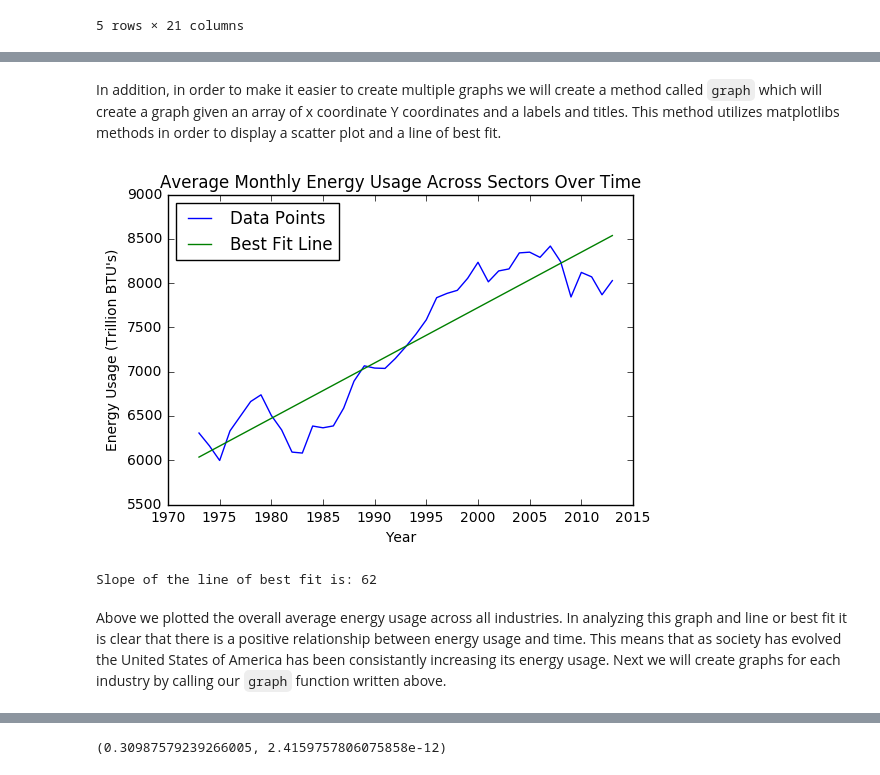
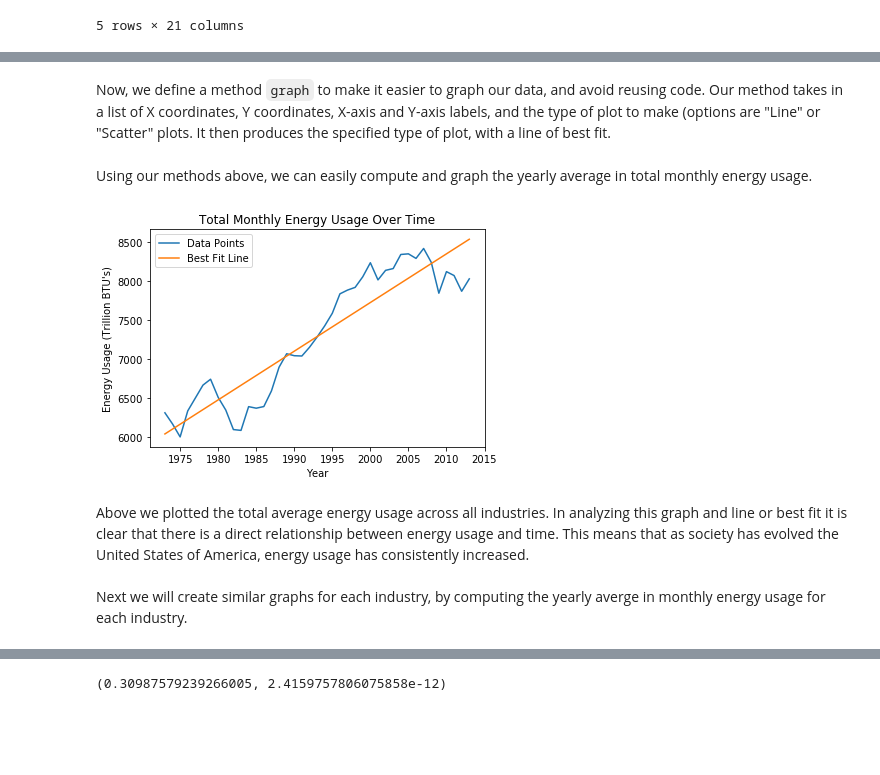
Before and after one commit to kylesaggar97/kylesaggar97.github.io, a Jupyter notebook: DataScience_Tutorial/DataScience_Tutorial.ipynb, the cells around one changed output, grey strips where cells are left out. Saved outputs shown, nothing was run; the diff lists cells and outputs as text; code cells hidden in the pictures; blank space fills up the shorter version.

```diff
--- a/DataScience_Tutorial/DataScience_Tutorial.ipynb
+++ b/DataScience_Tutorial/DataScience_Tutorial.ipynb
@@ -140,8 +163,9 @@ def getAvgs(df, sector = None):
         avgs[i-1973] = sum / float(len(temp))
 
     return avgs
-# %% [markdown]
-<p1>In addition, in order to make it easier to create multiple graphs we will create a method called <code>graph</code> which will create a graph given an array of x coordinate Y coordinates and a labels and titles. This method utilizes matplotlibs methods in order to display a scatter plot and a line of best fit.</p1>
+# %% [markdown]
+
+<p1>Now, we define a method <code>graph</code> to make it easier to graph our data, and avoid reusing code.  Our method takes in a list of X coordinates, Y coordinates, X-axis and Y-axis labels, and the type of plot to make (options are "Line" or "Scatter" plots.  It then produces the specified type of plot, with a line of best fit.
 # %%
 #Graphs X and Y datapoints, and sets the title, xLabel, and yLabel
 #t is the type of graph.  Currently, Line Graphs and Scatter Plots have been implemented.
@@ -162,14 +185,17 @@ def graph(X, Y, title, xLabel, yLabel, t="Line"):
+# %% [markdown]
+Using our methods above, we can easily compute and graph the yearly average in total monthly energy usage.
 # %%
 #Plot average monthly energy usage per year over time
 avgs = getAvgs(climate_energy_data)
 years = np.arange(1973, 2014)
 
-graph(years, avgs, "Average Monthly Energy Usage Across Sectors Over Time", "Year", "Energy Usage (Trillion BTU's)")
+graph(years, avgs, "Total Monthly Energy Usage Over Time", "Year", "Energy Usage (Trillion BTU's)")
 # %% [output]
-[figure, old version]
+[figure, new version]
-Slope of the line of best fit is: 62
 # %% [markdown]
-<p1>Above we plotted the overall average energy usage across all industries. In analyzing this graph and line or best fit it is clear that there is a positive relationship between energy usage and time. This means that as society has evolved the United States of America has been consistantly increasing its energy usage. Next we will create graphs for each industry by calling our <code>graph</code> function written above.</p1>
+<p1>Above we plotted the total average energy usage across all industries. In analyzing this graph and line or best fit it is clear that there is a direct relationship between energy usage and time. This means that as society has evolved the United States of America, energy usage has consistently increased.
+<br /><br />
+Next we will create similar graphs for each industry, by computing the yearly averge in monthly energy usage for each industry.
 # %%
 #Compute monthly averages for each individual sector
 sectors = ["Residential", "Commercial", "Industrial", "Transportation", "Electric"]
```
Also changed, not shown: parts of 31 cells of this notebook.
